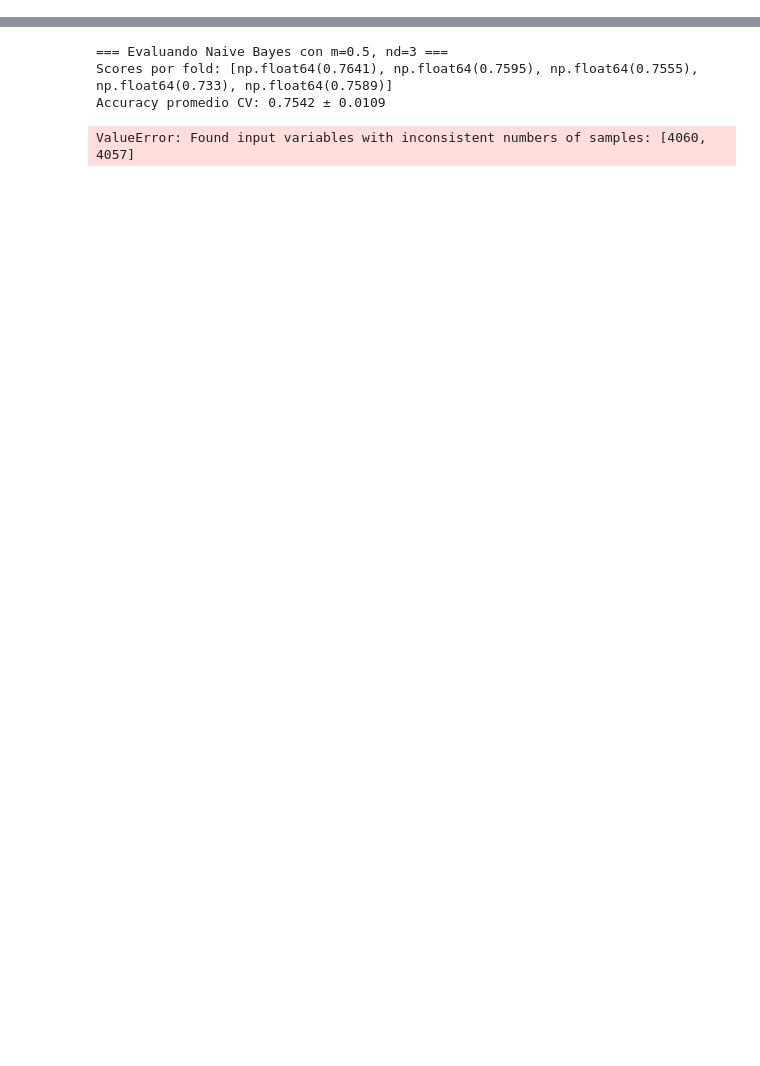
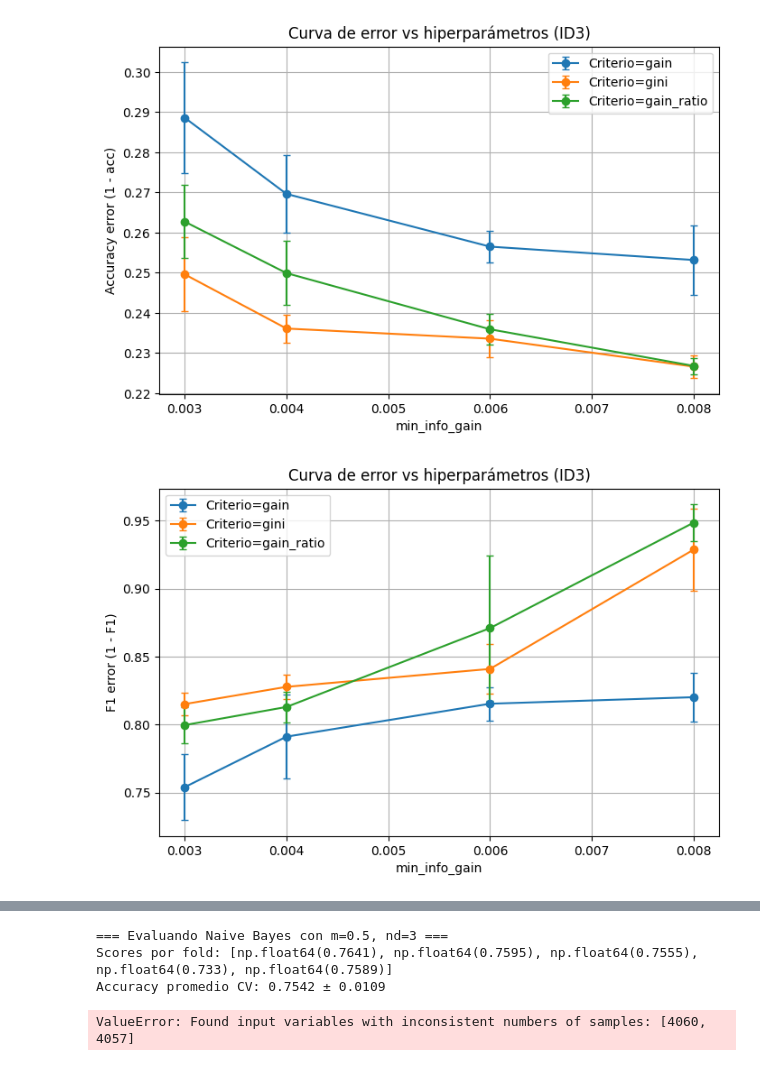
Before and after one commit to Ezequiel-Capo/MachineLearningLab, a Jupyter notebook: LAB1/Script/evaluacion_modelos.ipynb, the cells around one changed output, grey strips where cells are left out. Drawn from its saved outputs; the diff is of its cells as text; code cells hidden in the pictures; blank space fills up the shorter version.

Commit message:
feat: metricas, graficos

```diff
--- a/LAB1/Script/evaluacion_modelos.ipynb
+++ b/LAB1/Script/evaluacion_modelos.ipynb
@@ -1,42 +1,51 @@
+# %%
+
+X_config = ["hum_carrasco","hum_salto","tmax_carrasco","tmin_carrasco","tmax_salto","tmin_salto",
+    "dir_viento_carrasco_prom","int_viento_carrasco_prom",
+    "int_racha_viento_carrasco_prom","dir_viento_salto_prom","int_viento_salto_prom",
+    "int_racha_viento_salto_prom","vis_carrasco_prom","vis_salto_prom","fen_carrasco_17", "fase_lunar"]
+
+y_config = ["dia_lluvioso"]
 # %%
 import algoritmos_clasificacion as t
 import importlib
 importlib.reload(t)
 
 # Carga dataset
 S = t.cargarDataset("data_dia")
 
 # Configuración atributos y objetivo válidos
-X = S[["hum_carrasco","hum_salto","tmax_carrasco","tmin_carrasco","tmax_salto","tmin_salto",
-    "dir_viento_carrasco_prom","int_viento_carrasco_prom",
-    "int_racha_viento_carrasco_prom","dir_viento_salto_prom","int_viento_salto_prom",
-    "int_racha_viento_salto_prom","vis_carrasco_prom","vis_salto_prom","fen_carrasco_17", "fase_lunar"]]
+X = S[X_config]
 
-y = S["dia_lluvioso"]
+y = S[y_config].squeeze() #pasa de df a serie
 
 #configuración de hiperparámetros a evaluar
-#criterios = ["gain", "gini", "gain_ratio"]
-criterios = ["gini"]  #para acelerar pruebas
+criterios = ["gain", "gini", "gain_ratio"]
 min_info_gains = [0.003, 0.004, 0.006, 0.008]
 
 # Train/Test split (80/20 estratificado)
 X_train, X_test, y_train, y_test, = t.split_data(X,y)
 
 # Validación cruzada para selección de hiperparámetros
-df_validacion, best_cfg_F, best_cfg_A = t.validarModelo(X_train, y_train, n_splits=5, criterios=criterios, hiperparams=min_info_gains )
+df_validacion, best_cfg_F, best_cfg_A = t.validarModelo(X_train, y_train, n_splits=5, criterios=criterios, hiperparams=min_info_gains)
+
+t.funcGraficaError(df_validacion, metric="accuracy", modelo="ID3")
+t.funcGraficaError(df_validacion, metric="f1", modelo="ID3")
 
 print("\n Resultados CV")
 print(df_validacion.round(4).to_string(index=False))
 
-print("\nMEJOR CONFIGURACIÓN EN TRAIN (según F1):")
-print(best_cfg_F)
+# print("\nMEJOR CONFIGURACIÓN EN TRAIN (según F1):")
+# print(best_cfg_F)
 
-print("\nMEJOR CONFIGURACIÓN EN TRAIN (según accuracy):")
-print(best_cfg_A)
+# print("\nMEJOR CONFIGURACIÓN EN TRAIN (según accuracy):")
+# print(best_cfg_A)
 
 #tiempo est: 16min
 
 #config optima acc: gini, 0.008 (0.7734 mean)
 
 #config optima f1: gini, 0.000. Pero no usaría hiperparámetro nulo. (0.2737 mean)
 # %% [output]
+[figure, added]
+[figure, added]
```
Also changed, not shown: parts of 4 cells of this notebook, 6 other files.
